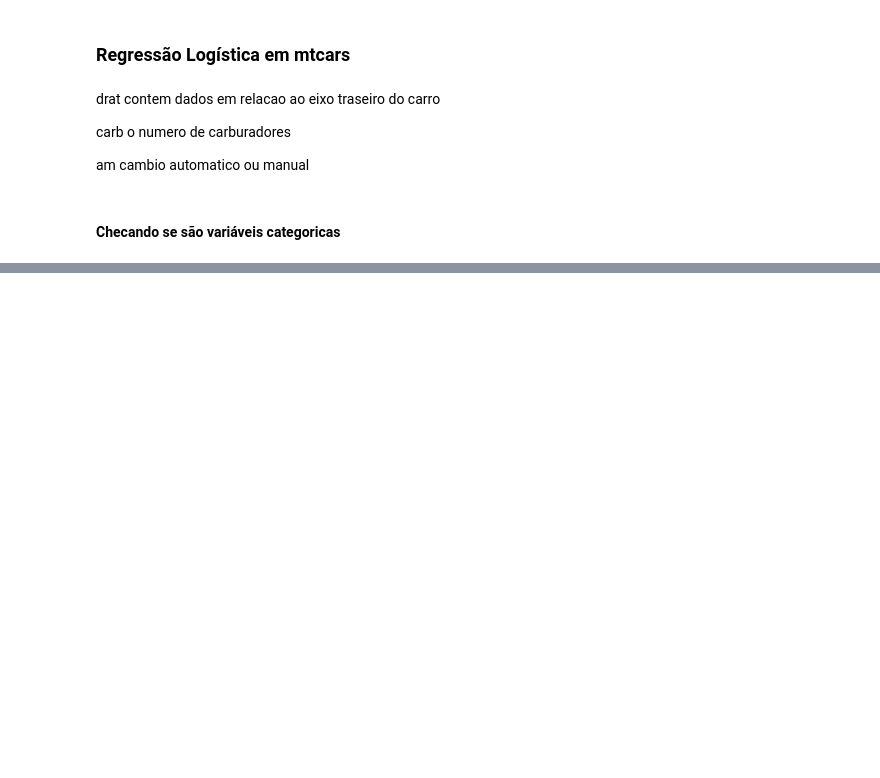
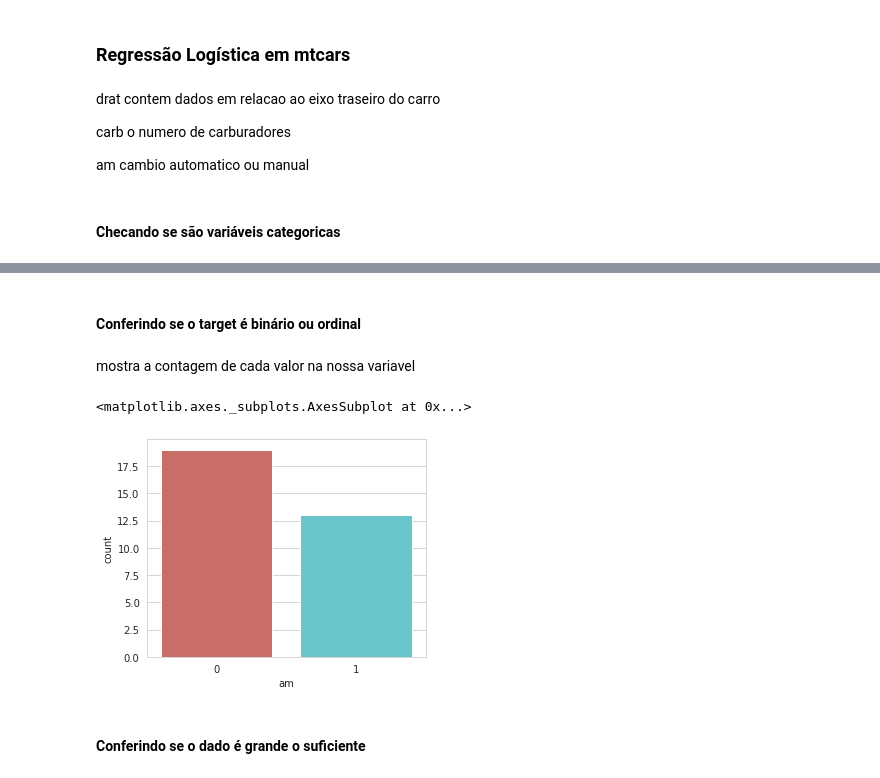
Before and after one commit to joaocbjr/Learn_DataScience, a Jupyter notebook: Cap7_Modelos_de_Aprendizado.ipynb, the cells around one changed output, grey strips where cells are left out. Cells and saved outputs as stored; diff of their text form; code cells hidden in the pictures; blank space fills up the shorter version.

```diff
--- a/Cap7_Modelos_de_Aprendizado.ipynb
+++ b/Cap7_Modelos_de_Aprendizado.ipynb
@@ -137,0 +174,11 @@ y = carros['am'].values
+# %% [markdown]
+#### Conferindo se o target é binário ou ordinal
+# %% [markdown]
+mostra a contagem de cada valor na nossa variavel
+# %%
+sns.countplot(x='am', data=carros, palette='hls')
+# %% [output]
+<matplotlib.axes._subplots.AxesSubplot at 0x...>
+[figure, added]
+# %% [markdown]
+#### Conferindo se o dado é grande o suficiente
```
Also changed, not shown: parts of 24 cells of this notebook.
